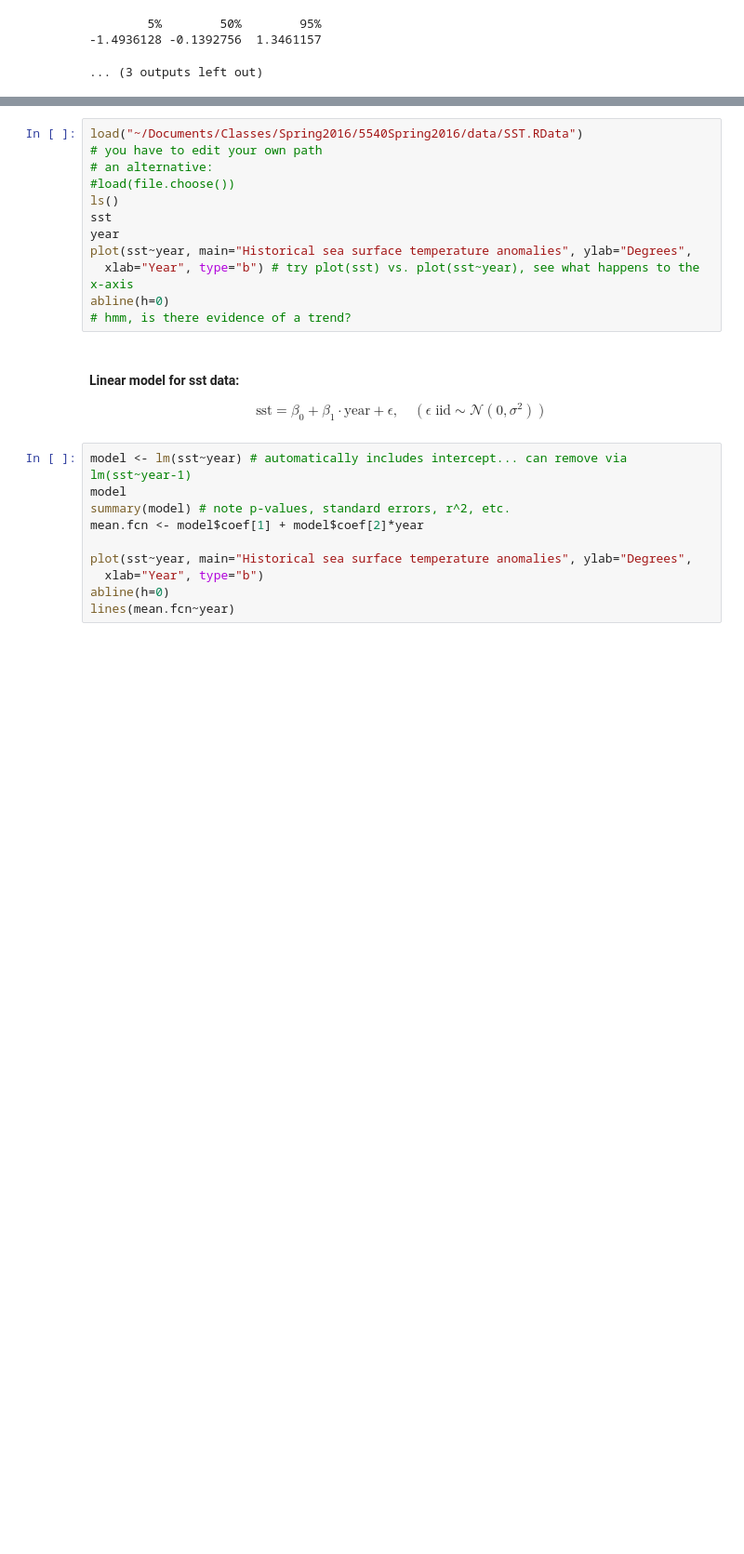
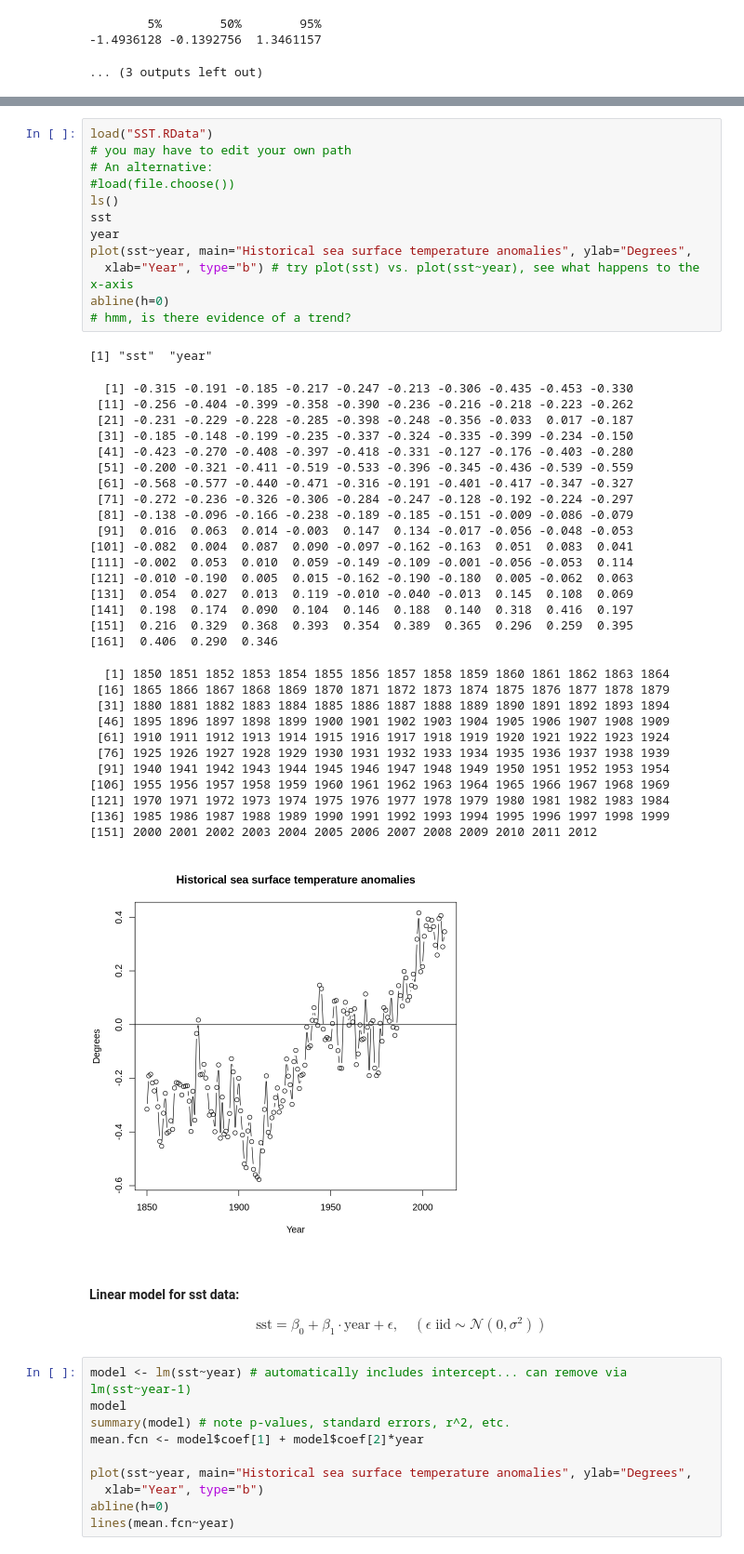
Before and after one commit to stephenbeckr/time-series-class, a Jupyter notebook: Code/R_tutorial.ipynb, the cells around one changed output, grey strips where cells are left out. Shown: that part at 93% size. Cells and saved outputs as stored; diff of their text form; blank space fills up the shorter version.

Commit message:
Download SST data now

```diff
--- a/Code/R_tutorial.ipynb
+++ b/Code/R_tutorial.ipynb
@@ -359,15 +363,46 @@ If you need to run commands on the computer operating system itself, use the `!`
 # %%
-load("~/Documents/Classes/Spring2016/5540Spring2016/data/SST.RData")
-# you have to edit your own path
-# an alternative:
+load("SST.RData")
+# you may have to edit your own path
+# An alternative:
 #load(file.choose())
 ls()
 sst
 year
 plot(sst~year, main="Historical sea surface temperature anomalies", ylab="Degrees",
   xlab="Year", type="b") # try plot(sst) vs. plot(sst~year), see what happens to the x-axis
 abline(h=0)
 # hmm, is there evidence of a trend?
+# %% [output]
+[1] "sst"  "year"
+  [1] -0.315 -0.191 -0.185 -0.217 -0.247 -0.213 -0.306 -0.435 -0.453 -0.330
+ [11] -0.256 -0.404 -0.399 -0.358 -0.390 -0.236 -0.216 -0.218 -0.223 -0.262
+ [21] -0.231 -0.229 -0.228 -0.285 -0.398 -0.248 -0.356 -0.033  0.017 -0.187
+ [31] -0.185 -0.148 -0.199 -0.235 -0.337 -0.324 -0.335 -0.399 -0.234 -0.150
+ [41] -0.423 -0.270 -0.408 -0.397 -0.418 -0.331 -0.127 -0.176 -0.403 -0.280
+ [51] -0.200 -0.321 -0.411 -0.519 -0.533 -0.396 -0.345 -0.436 -0.539 -0.559
+ [61] -0.568 -0.577 -0.440 -0.471 -0.316 -0.191 -0.401 -0.417 -0.347 -0.327
+ [71] -0.272 -0.236 -0.326 -0.306 -0.284 -0.247 -0.128 -0.192 -0.224 -0.297
+ [81] -0.138 -0.096 -0.166 -0.238 -0.189 -0.185 -0.151 -0.009 -0.086 -0.079
+ [91]  0.016  0.063  0.014 -0.003  0.147  0.134 -0.017 -0.056 -0.048 -0.053
+[101] -0.082  0.004  0.087  0.090 -0.097 -0.162 -0.163  0.051  0.083  0.041
+[111] -0.002  0.053  0.010  0.059 -0.149 -0.109 -0.001 -0.056 -0.053  0.114
+[121] -0.010 -0.190  0.005  0.015 -0.162 -0.190 -0.180  0.005 -0.062  0.063
+[131]  0.054  0.027  0.013  0.119 -0.010 -0.040 -0.013  0.145  0.108  0.069
+[141]  0.198  0.174  0.090  0.104  0.146  0.188  0.140  0.318  0.416  0.197
+[151]  0.216  0.329  0.368  0.393  0.354  0.389  0.365  0.296  0.259  0.395
+[161]  0.406  0.290  0.346
+  [1] 1850 1851 1852 1853 1854 1855 1856 1857 1858 1859 1860 1861 1862 1863 1864
+ [16] 1865 1866 1867 1868 1869 1870 1871 1872 1873 1874 1875 1876 1877 1878 1879
+ [31] 1880 1881 1882 1883 1884 1885 1886 1887 1888 1889 1890 1891 1892 1893 1894
+ [46] 1895 1896 1897 1898 1899 1900 1901 1902 1903 1904 1905 1906 1907 1908 1909
+ [61] 1910 1911 1912 1913 1914 1915 1916 1917 1918 1919 1920 1921 1922 1923 1924
+ [76] 1925 1926 1927 1928 1929 1930 1931 1932 1933 1934 1935 1936 1937 1938 1939
+ [91] 1940 1941 1942 1943 1944 1945 1946 1947 1948 1949 1950 1951 1952 1953 1954
+[106] 1955 1956 1957 1958 1959 1960 1961 1962 1963 1964 1965 1966 1967 1968 1969
+[121] 1970 1971 1972 1973 1974 1975 1976 1977 1978 1979 1980 1981 1982 1983 1984
+[136] 1985 1986 1987 1988 1989 1990 1991 1992 1993 1994 1995 1996 1997 1998 1999
+[151] 2000 2001 2002 2003 2004 2005 2006 2007 2008 2009 2010 2011 2012
+[figure, added]
 # %% [markdown]
 #### Linear model for sst data:
 
```
Also changed, not shown: parts of 6 cells of this notebook.
